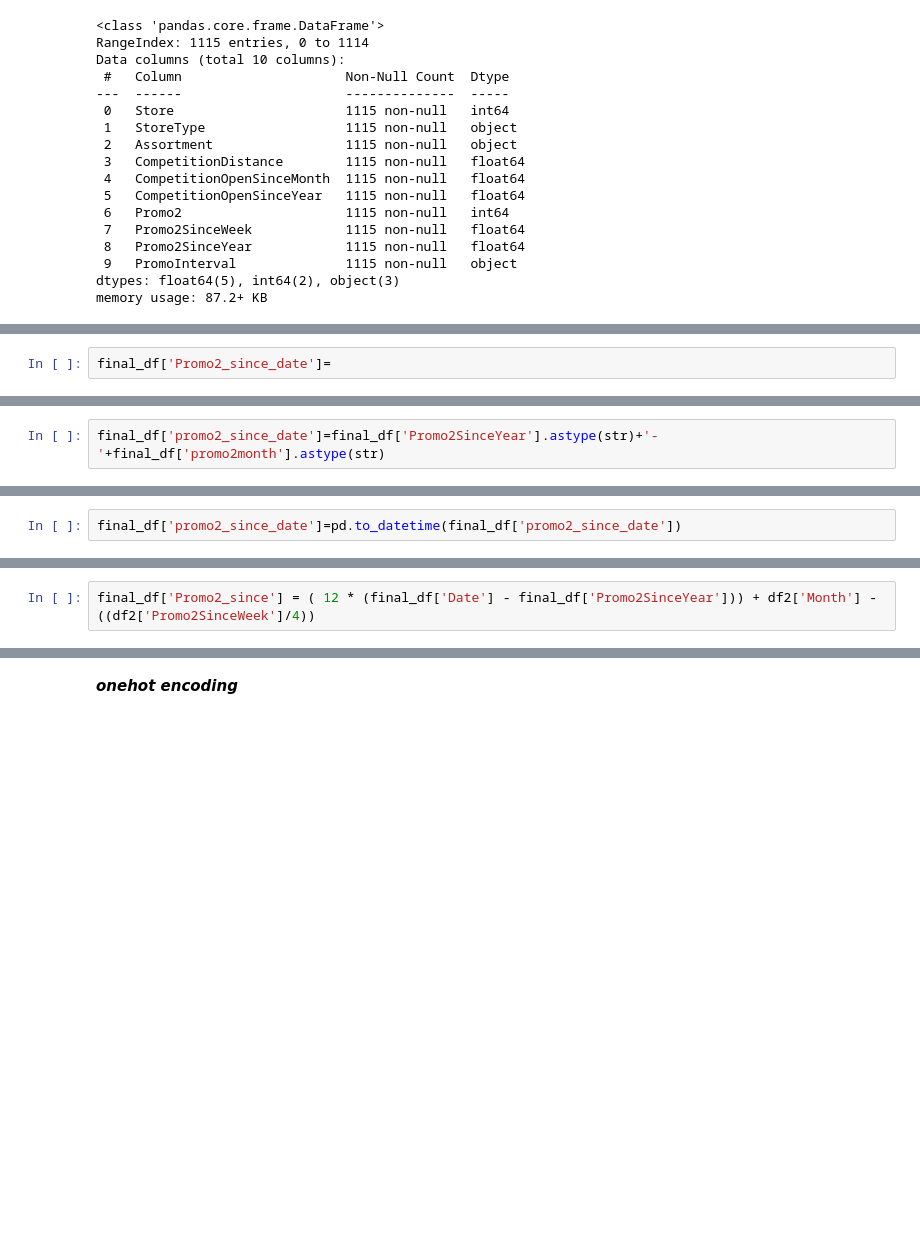
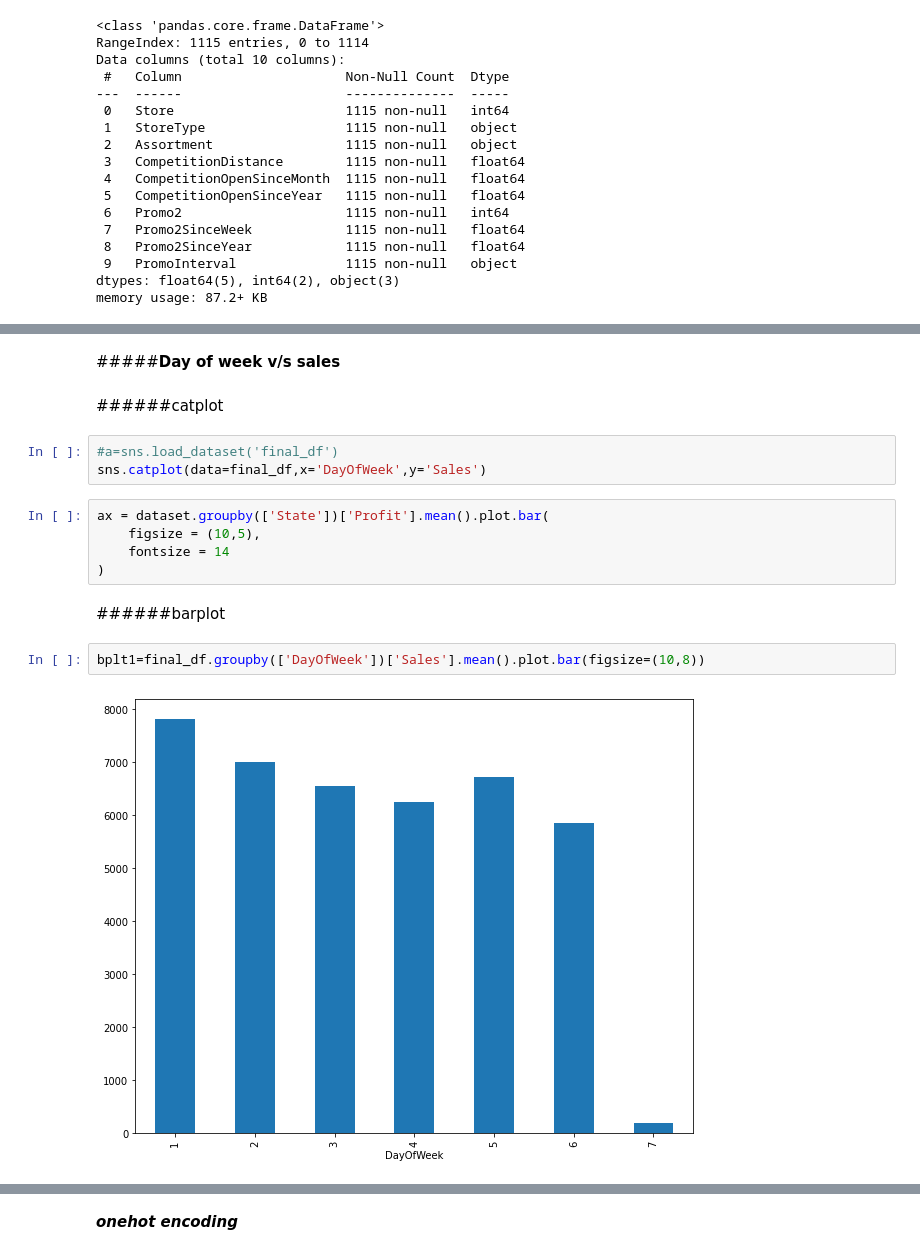
Before and after one commit to amalmon/RETAIL-SALES-PREDICTION, a Jupyter notebook: AMAL_Rossmann_Sales_Prediction_Capstone_Project.ipynb, the cells around one changed output, grey strips where cells are left out. Saved outputs shown, nothing was run; the diff lists cells and outputs as text; blank space fills up the shorter version.

```diff
--- a/AMAL_Rossmann_Sales_Prediction_Capstone_Project.ipynb
+++ b/AMAL_Rossmann_Sales_Prediction_Capstone_Project.ipynb
@@ -486,2 +554,0 @@ final_df['promo2month']=final_df['promo2month'].astype(int)
-# %%
-final_df['Promo2_since_date']=
@@ -505,2 +554,0 @@ Name: promo2month, dtype: int64
-# %%
-final_df['promo2_since_date']=final_df['Promo2SinceYear'].astype(str)+'-'+final_df['promo2month'].astype(str)
@@ -527,2 +554,0 @@ memory usage: 155.2+ MB
-# %%
-final_df['promo2_since_date']=pd.to_datetime(final_df['promo2_since_date'])
@@ -531,2 +554,0 @@ ParserError: ignored
-# %%
-final_df['Promo2_since'] = ( 12 * (final_df['Date'] - final_df['Promo2SinceYear'])) + df2['Month'] - ((df2['Promo2SinceWeek']/4))
@@ -532,0 +557,18 @@ final_df['Promo2_since'] = ( 12 * (final_df['Date'] - final_df['Promo2SinceYear'
+# %% [markdown]
+#####**Day of week v/s sales**
+# %% [markdown]
+######catplot
+# %%
+#a=sns.load_dataset('final_df')
+sns.catplot(data=final_df,x='DayOfWeek',y='Sales')
+# %%
+ax = dataset.groupby(['State'])['Profit'].mean().plot.bar(
+    figsize = (10,5),
+    fontsize = 14
+)
+# %% [markdown]
+######barplot
+# %%
+bplt1=final_df.groupby(['DayOfWeek'])['Sales'].mean().plot.bar(figsize=(10,8))
+# %% [output]
+[figure, added]
```
Also changed, not shown: parts of 91 cells of this notebook.
